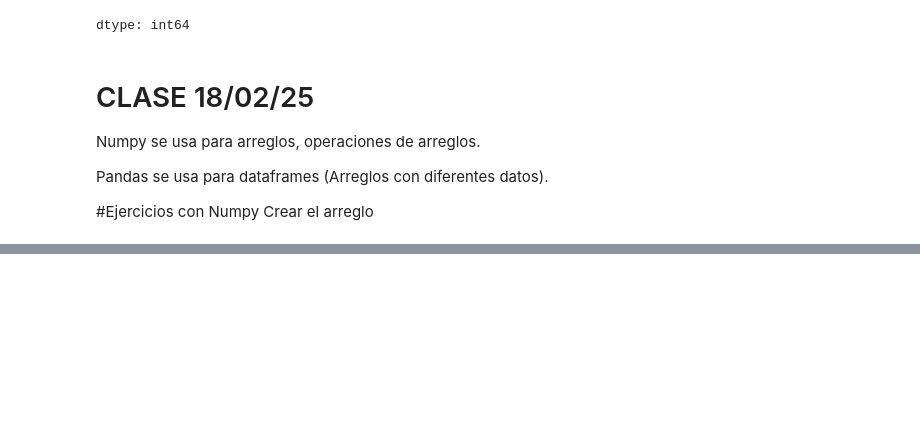
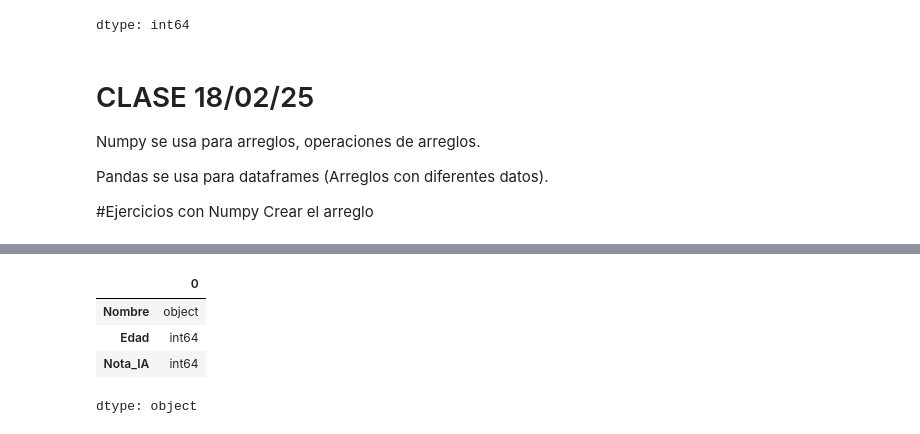
Before and after one commit to wilszon/Clase-Inteligencia-Artificial, a Jupyter notebook: EDA.ipynb, the cells around one changed output, grey strips where cells are left out. Drawn from its saved outputs; the diff is of its cells as text; code cells hidden in the pictures; blank space fills up the shorter version.

```diff
--- a/EDA.ipynb
+++ b/EDA.ipynb
@@ -163,0 +282,8 @@ datos
+# %%
+alumnos.dtypes
+# %% [output]
+|  | 0 |
+| Nombre | object |
+| Edad | int64 |
+| Nota_IA | int64 |
+dtype: object
```
Also changed, not shown: parts of 17 cells of this notebook.
